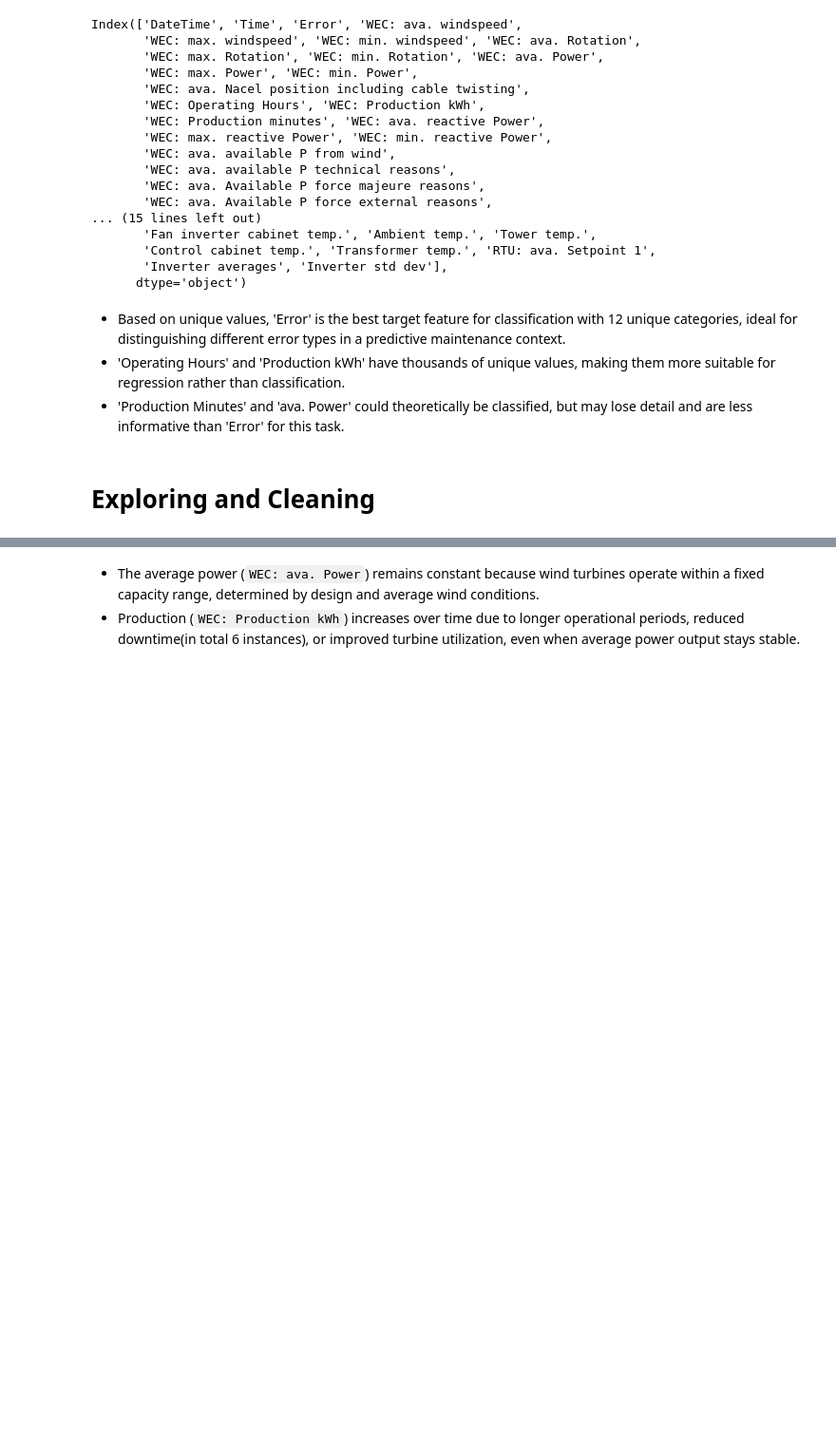
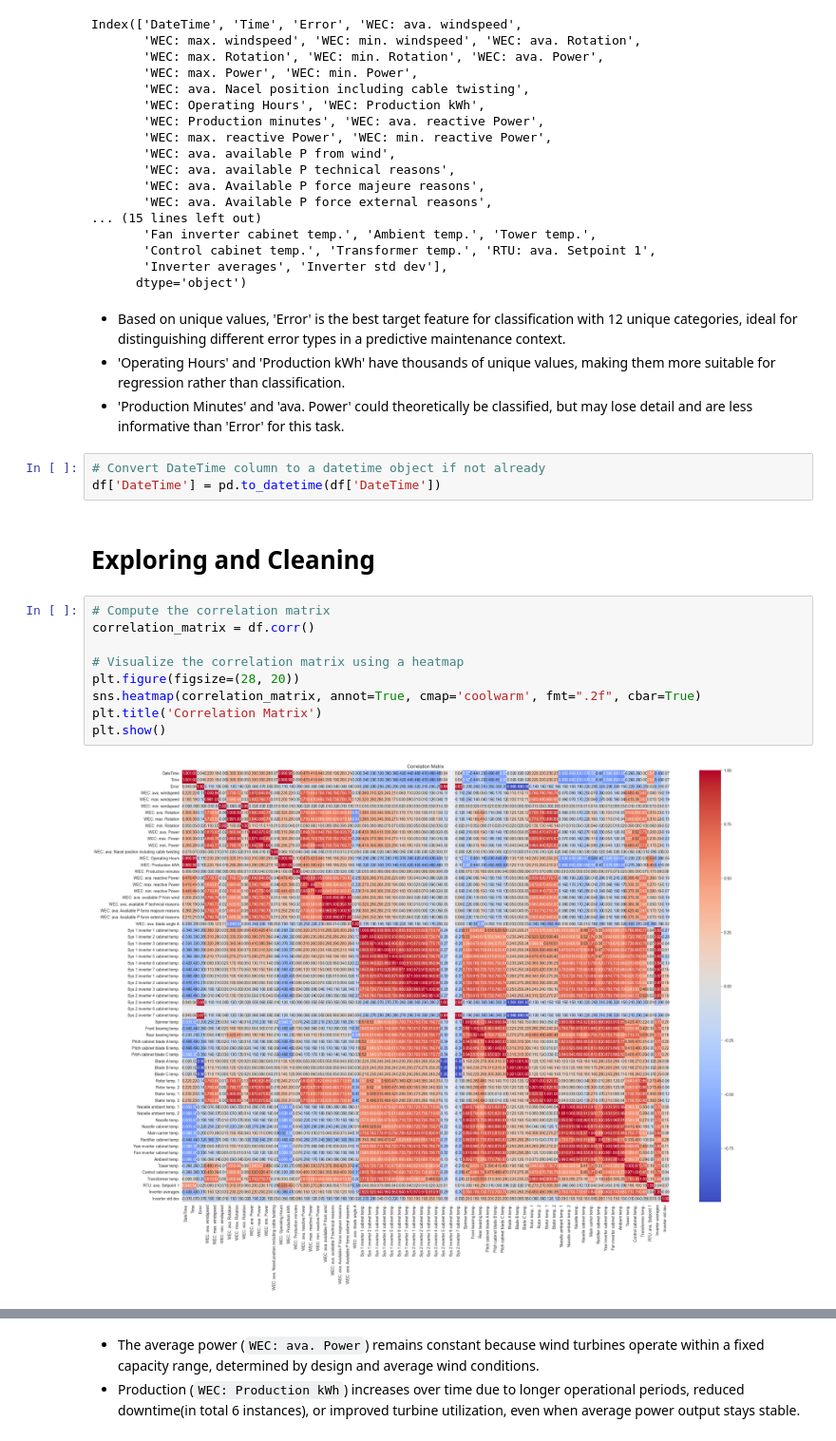
Before and after one commit to rhkraptor/AML, a Jupyter notebook: AML_Projekt.ipynb, the cells around one changed output, grey strips where cells are left out. Shown at 95% size. Saved outputs shown, nothing was run; the diff lists cells and outputs as text; blank space fills up the shorter version.

```diff
--- a/AML_Projekt.ipynb
+++ b/AML_Projekt.ipynb
@@ -112,5 +112,19 @@ Index(['DateTime', 'Time', 'Error', 'WEC: ava. windspeed',
  - 'Operating Hours' and 'Production kWh' have thousands of unique values, making them more suitable
  for regression rather than classification.
  - 'Production Minutes' and 'ava. Power' could theoretically be classified, but may lose detail and are less informative than 'Error' for this task.
+# %%
+# Convert DateTime column to a datetime object if not already
+df['DateTime'] = pd.to_datetime(df['DateTime'])
 # %% [markdown]
 # Exploring and Cleaning
+# %%
+# Compute the correlation matrix
+correlation_matrix = df.corr()
+
+# Visualize the correlation matrix using a heatmap
+plt.figure(figsize=(28, 20))
+sns.heatmap(correlation_matrix, annot=True, cmap='coolwarm', fmt=".2f", cbar=True)
+plt.title('Correlation Matrix')
+plt.show()
+# %% [output]
+[figure, added]
```
Also changed, not shown: parts of 4 cells of this notebook.
